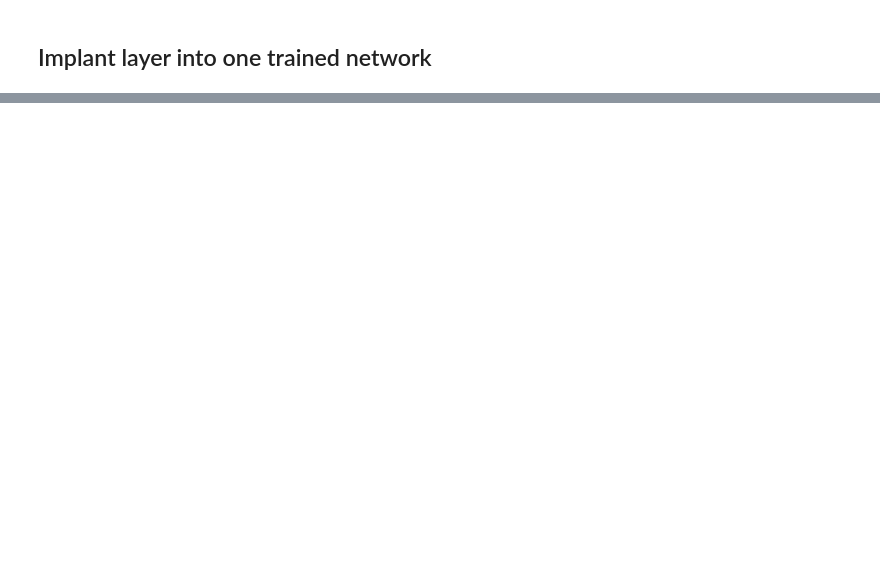
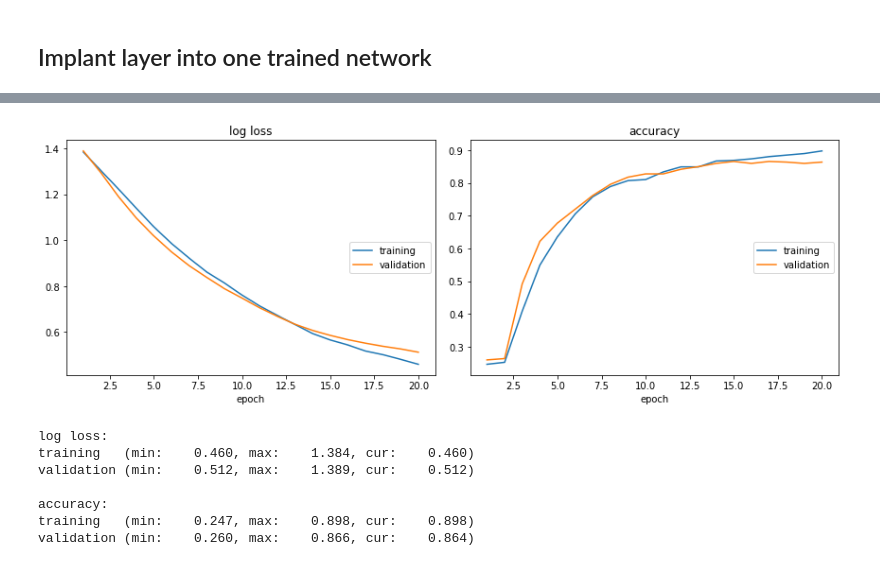
Before and after one commit to stared/frankenstein-networks, a Jupyter notebook: 02 - Simple networks with Quick draw dataset - part 2.ipynb, the cells around one changed output, grey strips where cells are left out. Cells and saved outputs as stored; diff of their text form; code cells hidden in the pictures; blank space fills up the shorter version.

```diff
--- a/02 - Simple networks with Quick draw dataset - part 2.ipynb
+++ b/02 - Simple networks with Quick draw dataset - part 2.ipynb
@@ -319,0 +324,15 @@ plt.axhline(basic_model_metrics['validation']['log loss'], color='r')
+# %%
+model_residual = MicroResNet(num_classes=4, in_channels=1)
+optimizer_residual = optim.Adam(model_residual.parameters(), lr=1e-5)
+
+metrics = {}
+model_residual_trained = train_model(model_residual, criterion, optimizer_residual, num_epochs=20, metrics=metrics)
+# %% [output]
+[figure, added]
+log loss:
+training   (min:    0.460, max:    1.384, cur:    0.460)
+validation (min:    0.512, max:    1.389, cur:    0.512)
+
+accuracy:
+training   (min:    0.247, max:    0.898, cur:    0.898)
+validation (min:    0.260, max:    0.866, cur:    0.864)
```
Also changed, not shown: parts of 8 cells of this notebook.
